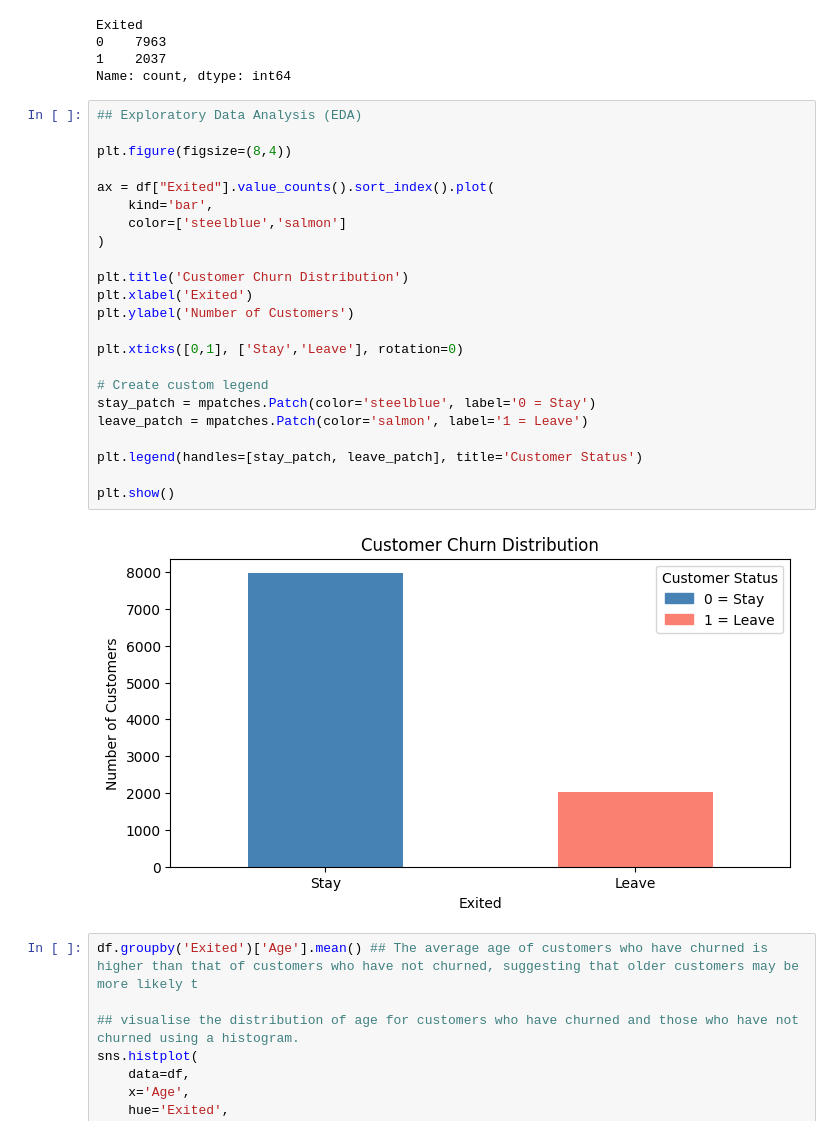
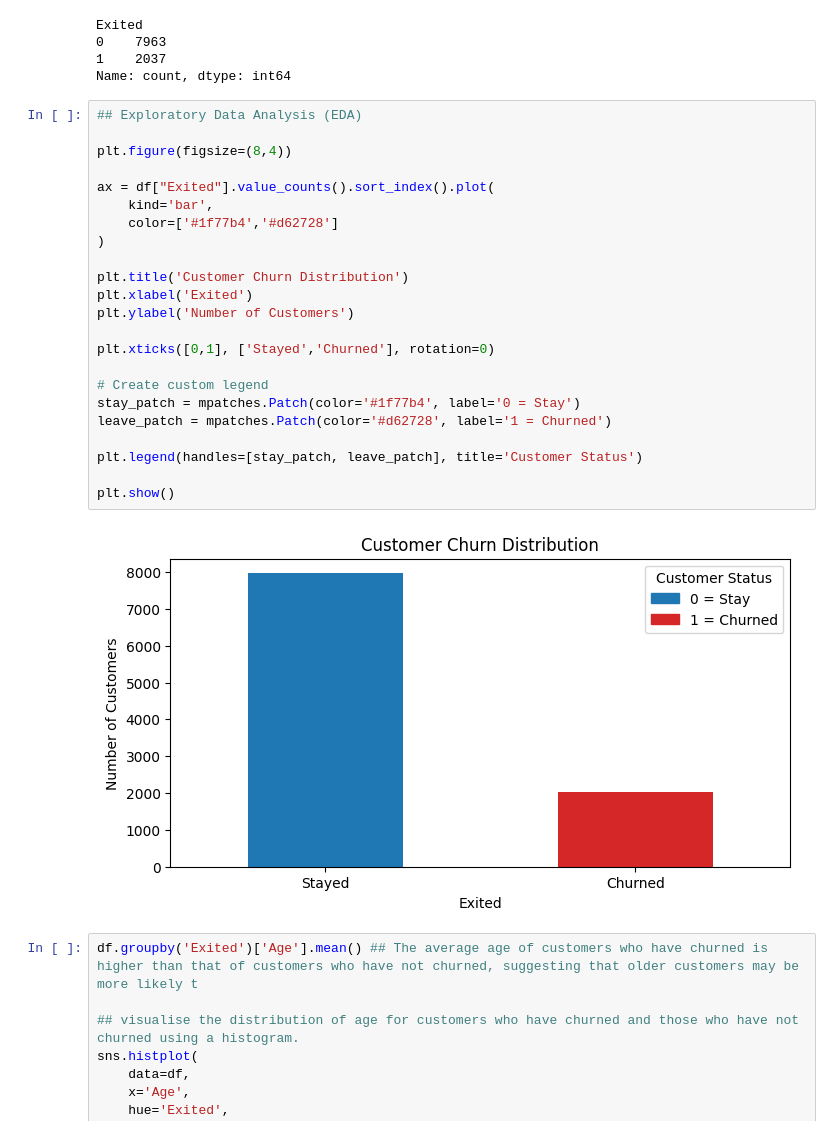
Before and after one commit to timoajayi/capstone-customer-churn-prediction, a Jupyter notebook: Customer_churn_prediction.ipynb, the cells around one changed output. Drawn from its saved outputs; the diff is of its cells as text.

```diff
--- a/Customer_churn_prediction.ipynb
+++ b/Customer_churn_prediction.ipynb
@@ -116,28 +116,28 @@ Name: count, dtype: int64
 # %%
 ## Exploratory Data Analysis (EDA)
 
 plt.figure(figsize=(8,4))
 
 ax = df["Exited"].value_counts().sort_index().plot(
     kind='bar',
-    color=['steelblue','salmon']
+    color=['#1f77b4','#d62728']
 )
 
 plt.title('Customer Churn Distribution')
 plt.xlabel('Exited')
 plt.ylabel('Number of Customers')
 
-plt.xticks([0,1], ['Stay','Leave'], rotation=0)
+plt.xticks([0,1], ['Stayed','Churned'], rotation=0)
 
 # Create custom legend
-stay_patch = mpatches.Patch(color='steelblue', label='0 = Stay')
-leave_patch = mpatches.Patch(color='salmon', label='1 = Leave')
+stay_patch = mpatches.Patch(color='#1f77b4', label='0 = Stay')
+leave_patch = mpatches.Patch(color='#d62728', label='1 = Churned')
 
 plt.legend(handles=[stay_patch, leave_patch], title='Customer Status')
 
 plt.show()
 # %% [output]
-[figure, old version]
+[figure, new version]
 # %%
 df.groupby('Exited')['Age'].mean() ## The average age of customers who have churned is higher than that of customers who have not churned, suggesting that older customers may be more likely t
 
```
Also changed, not shown: parts of 12 cells of this notebook, 9 other files.
